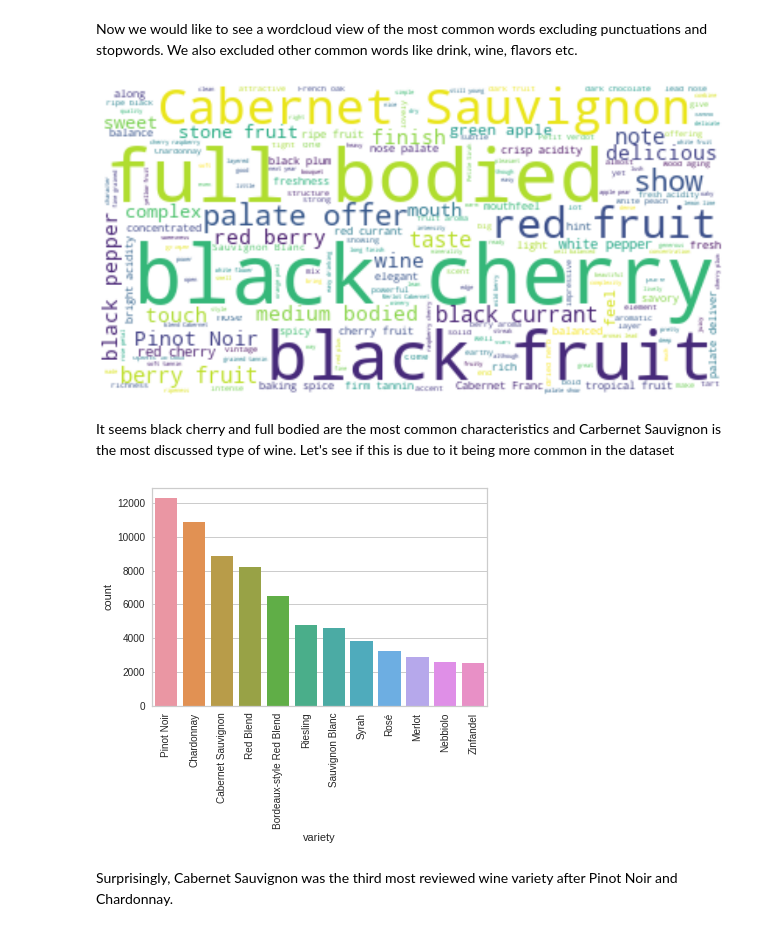
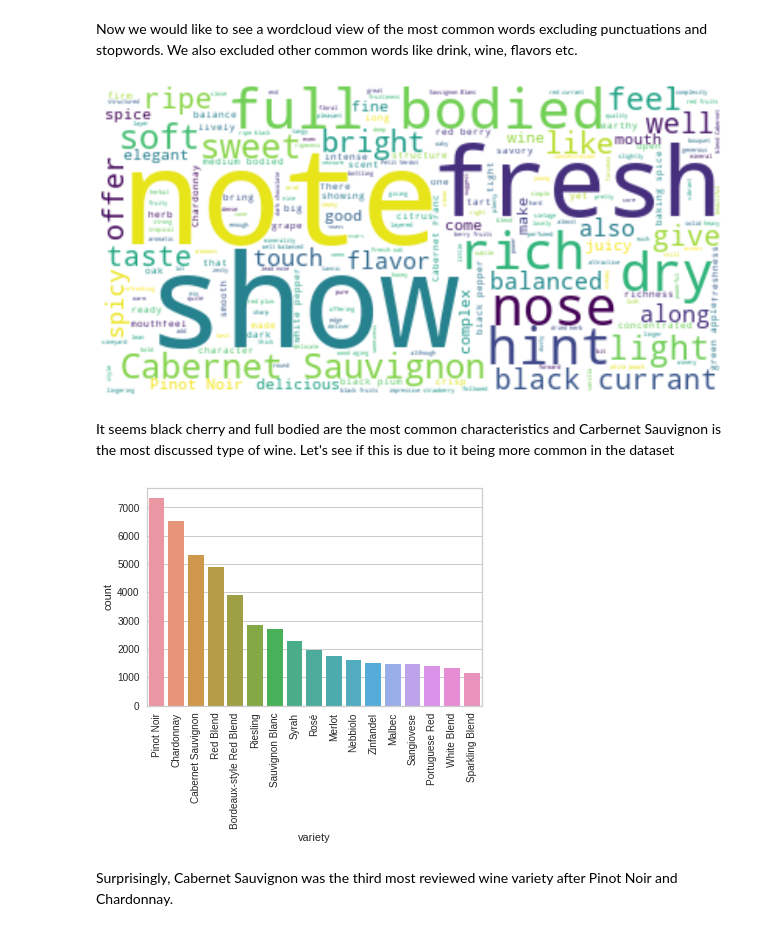
Before and after one commit to AustinDoolittle/WineReviewsNLP, a Jupyter notebook: EDA.ipynb, the cells around one changed output. Cells and saved outputs as stored; diff of their text form; code cells hidden in the pictures.

```diff
--- a/EDA.ipynb
+++ b/EDA.ipynb
@@ -226,0 +200,34 @@ print(most_common)
+# %%
+# collect the top 10 words from the corpus (not including nltk stop words)
+def get_top_counts(X, vec):
+    counts = np.array(np.sum(X, axis=0))[0]
+    vocab_inv = {k: counts[v] for k, v in vec.vocabulary_.items()}
+    return vocab_inv
+
+def get_most_common(counts_dict, n=None):
+    words = np.array(list(counts_dict.keys()))
+    counts = np.array(list(counts_dict.values()))
+
+    counts_sorted_idx = np.argsort(counts)[::-1]
+    if n:
+        counts_sorted_idx = counts_sorted_idx[:n]
+
+    return words[counts_sorted_idx], counts[counts_sorted_idx]
+
+default_stop_words = stopwords.words('english')
+top_domain_specific_words = []
+n = 10
+
+vec = CountVectorizer(
+    lowercase=True,
+    stop_words=default_stop_words,
+    ngram_range=(1, 1,),
+    min_df=10
+)
+X =  vec.fit_transform(train_df.description)
+
+temp_counts = get_top_counts(X, vec)
+most_common_words, most_common_counts = get_most_common(temp_counts, n=n)
+
+stop_words = list(most_common_words) + default_stop_words + list(string.punctuation)
+print(stop_words)
@@ -229,32 +275,30 @@ One very interesting thing viewed here is that in the most common words are very
 # %% [markdown]
 Now we would like to see a wordcloud view of the most common words excluding punctuations and stopwords. We also excluded other common words like drink, wine, flavors etc.
 # %%
-text = " ".join(review for review in df.description)
-stopwords = set(STOPWORDS)
-stopwords.update(["drink", "now", "wine", "flavor", "flavors"])
+text = " ".join(review for review in train_df.description)
 
 # Generate a word cloud image
-wordcloud = WordCloud(stopwords=stopwords, background_color="white").generate(text)
+wordcloud = WordCloud(stopwords=stop_words, background_color="white").generate(text)
 
 # Display the generated image:
 # the matplotlib way:
 plt.figure(figsize=[20,20])
 plt.imshow(wordcloud, interpolation='bilinear')
 plt.axis("off")
 plt.show()
 # %% [output]
-[figure, old version]
+[figure, new version]
 # %% [markdown]
 It seems black cherry and full bodied are the most common characteristics and Carbernet Sauvignon is the most discussed type of wine. Let's see if this is due to it being more common in the dataset
 # %%
-variety_df = df.groupby('variety').filter(lambda x: len(x) > 2500)
+variety_df = train_df.groupby('variety').filter(lambda x: len(x) > 1000)
 varieties = variety_df['variety'].value_counts().index.tolist()
 fig, ax = plt.subplots(figsize = (6, 4))
 sns.countplot(x = variety_df['variety'], order = varieties, ax = ax)
 plt.xticks(rotation = 90)
 plt.show()
 # %% [output]
-[figure, old version]
+[figure, new version]
 # %% [markdown]
 Surprisingly, Cabernet Sauvignon was the third most reviewed wine variety after Pinot Noir and Chardonnay.
 # %% [markdown]
```
Also changed, not shown: parts of 40 cells of this notebook, 1 other file.
